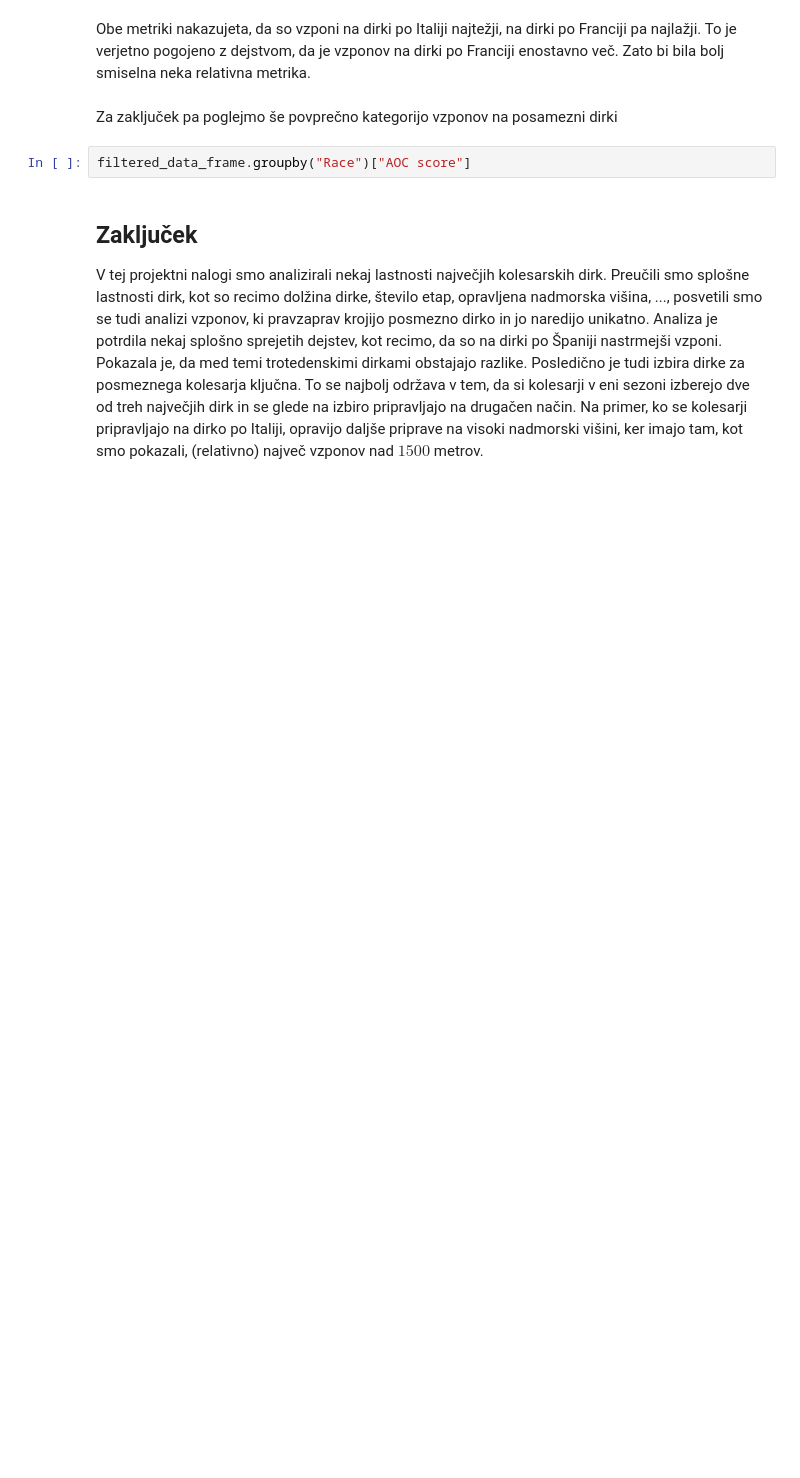
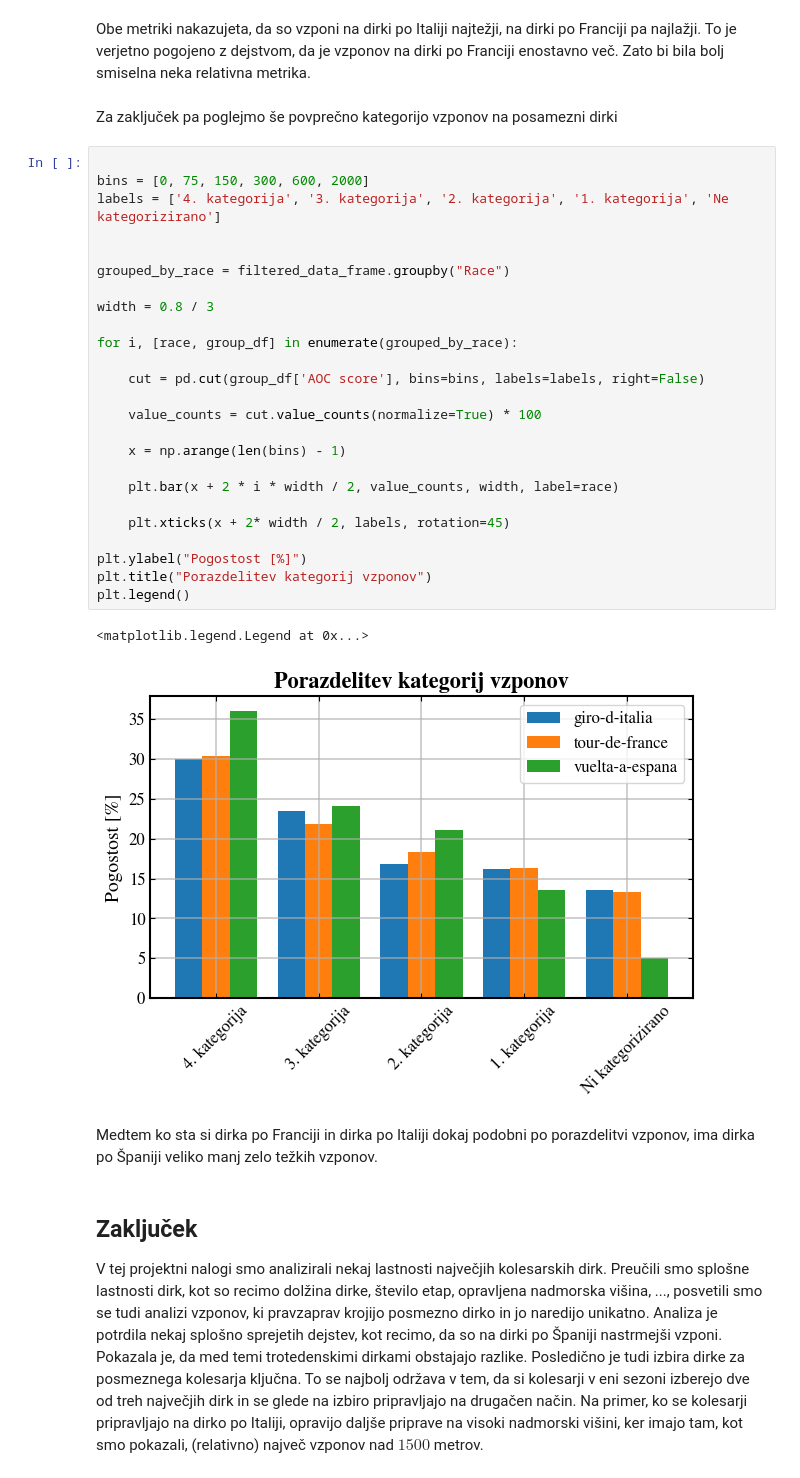
Before and after one commit to ziga-vaupotic/uvp-projektna, a Jupyter notebook: analyses/analiza-dirk.ipynb, the cells around one changed output. Drawn from its saved outputs; the diff is of its cells as text; blank space fills up the shorter version.

Commit message:
Dokončana analiza vzponov.

```diff
--- a/analyses/analiza-dirk.ipynb
+++ b/analyses/analiza-dirk.ipynb
@@ -397,7 +490,35 @@ Obe metriki nakazujeta, da so vzponi na dirki po Italiji najtežji, na dirki po
 # %% [markdown]
 Za zaključek pa poglejmo še povprečno kategorijo vzponov na posamezni dirki
 # %%
-filtered_data_frame.groupby("Race")["AOC score"]
+
+bins = [0, 75, 150, 300, 600, 2000]
+labels = ['4. kategorija', '3. kategorija', '2. kategorija', '1. kategorija', 'Ne kategorizirano']
+
+
+grouped_by_race = filtered_data_frame.groupby("Race")
+
+width = 0.8 / 3
+
+for i, [race, group_df] in enumerate(grouped_by_race):
+
+    cut = pd.cut(group_df['AOC score'], bins=bins, labels=labels, right=False)
+
+    value_counts = cut.value_counts(normalize=True) * 100
+
+    x = np.arange(len(bins) - 1)
+
+    plt.bar(x + 2 * i * width / 2, value_counts, width, label=race)
+
+    plt.xticks(x + 2* width / 2, labels, rotation=45)
+
+plt.ylabel("Pogostost [%]")
+plt.title("Porazdelitev kategorij vzponov")
+plt.legend()
+# %% [output]
+<matplotlib.legend.Legend at 0x...>
+[figure, added]
+# %% [markdown]
+Medtem ko sta si dirka po Franciji in dirka po Italiji dokaj podobni po porazdelitvi vzponov, ima dirka po Španiji veliko manj zelo težkih vzponov.
 # %% [markdown]
 ## Zaključek ##
 
```
Also changed, not shown: parts of 18 cells of this notebook, 4 other files.
